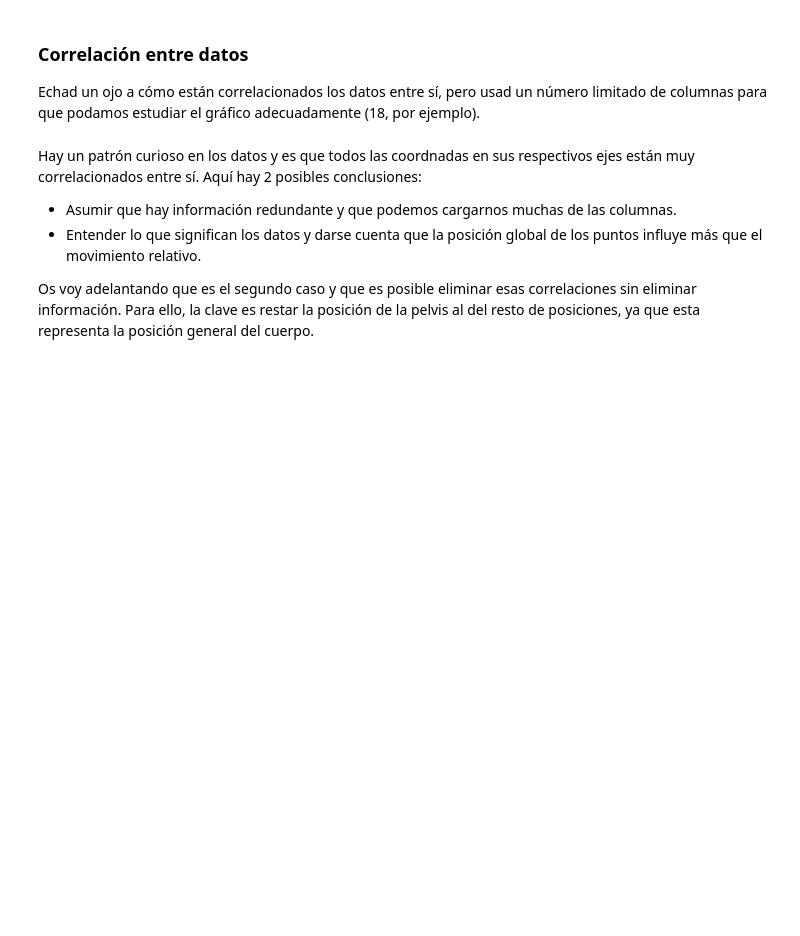
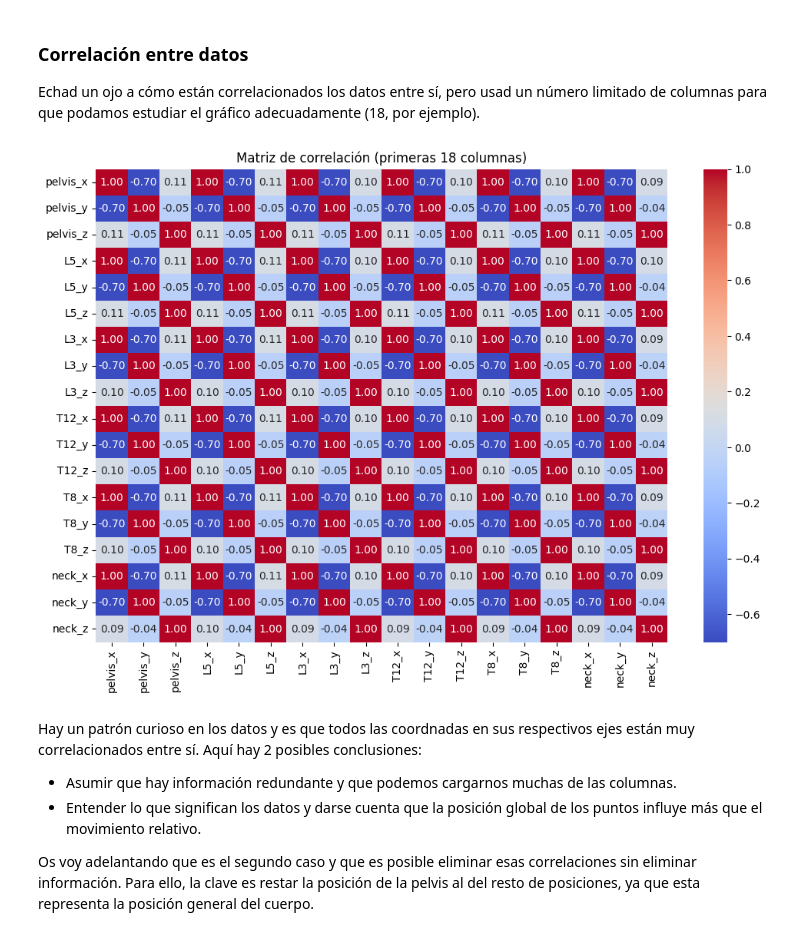
Before and after one commit to VictorLG89/PruebasProgreso, a Jupyter notebook: Prueba_de_progreso_2/notebook_procesamiento_señal_vacío.ipynb, the cells around one changed output. Cells and saved outputs as stored; diff of their text form; code cells hidden in the pictures; blank space fills up the shorter version.

```diff
--- a/Prueba_de_progreso_2/notebook_procesamiento_señal_vacío.ipynb
+++ b/Prueba_de_progreso_2/notebook_procesamiento_señal_vacío.ipynb
@@ -24,6 +36,17 @@ FileNotFoundError: [Errno 2] No such file or directory: 'dataset/data/sub_05/rec
 # %% [markdown]
 ### Correlación entre datos
 Echad un ojo a cómo están correlacionados los datos entre sí, pero usad un número limitado de columnas para que podamos estudiar el gráfico adecuadamente (18, por ejemplo).
+# %%
+# Calcula la matriz de correlación
+correlation_matrix = s_05_03.iloc[:, :18].corr()
+
+# Visualiza la matriz de correlación con un mapa de calor
+plt.figure(figsize=(12, 8))
+sns.heatmap(correlation_matrix, annot=True, fmt=".2f", cmap="coolwarm", cbar=True)
+plt.title("Matriz de correlación (primeras 18 columnas)")
+plt.show()
+# %% [output]
+[figure, added]
 # %% [markdown]
 Hay un patrón curioso en los datos y es que todos las coordnadas en sus respectivos ejes están muy correlacionados entre sí. Aquí hay 2 posibles conclusiones:
 
```
Also changed, not shown: parts of 10 cells of this notebook.
